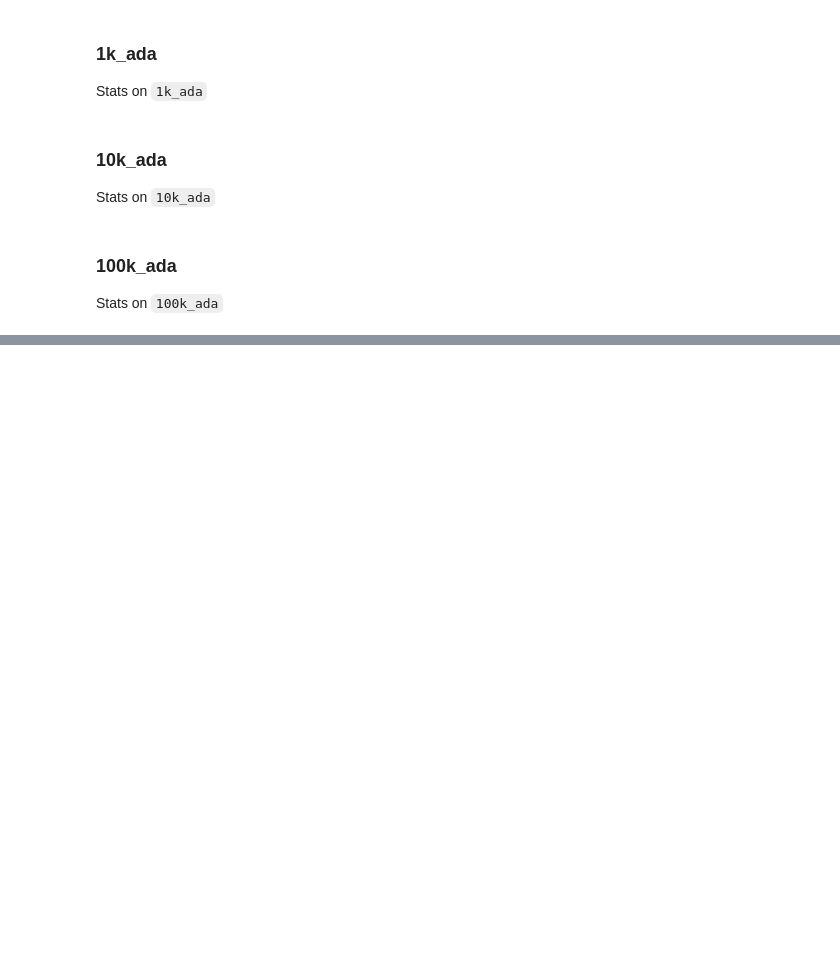
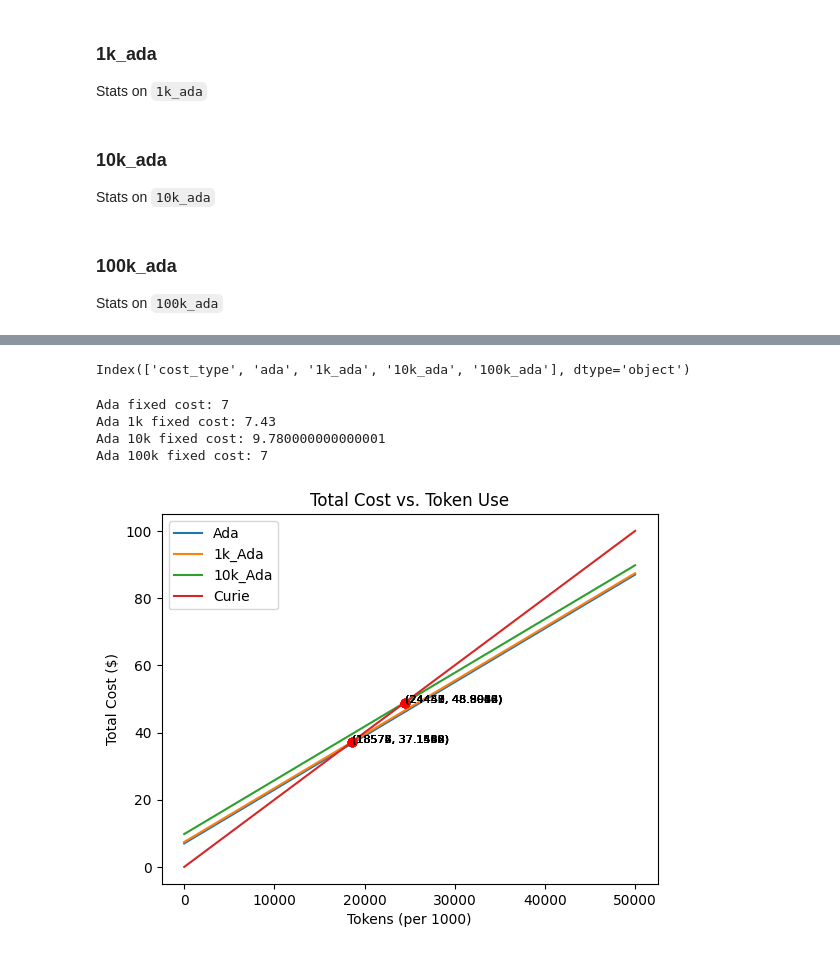
Before and after one commit to ngu-khoi/finetune-costbenefit, a Jupyter notebook: analysis.ipynb, the cells around one changed output, grey strips where cells are left out. Drawn from its saved outputs; the diff is of its cells as text; code cells hidden in the pictures; blank space fills up the shorter version.

```diff
--- a/analysis.ipynb
+++ b/analysis.ipynb
@@ -102,0 +132,80 @@ Stats on everything!
+# %%
+# Open costs.csv
+ada_fixed_costs = pd.read_csv('costs.csv')
+
+# Display as table
+ada_fixed_costs
+
+# Print the columns
+ada_fixed_costs.columns
+# %% [output]
+Index(['cost_type', 'ada', '1k_ada', '10k_ada', '100k_ada'], dtype='object')
+# %%
+# Compute the sum of each column (i.e., the total cost for each model)
+ada_fixed_cost = ada_fixed_costs['ada'].sum()
+ada_1k_fixed_cost = ada_fixed_costs['1k_ada'].sum()
+ada_10k_fixed_cost = ada_fixed_costs['10k_ada'].sum()
+ada_100k_fixed_cost = ada_fixed_costs['100k_ada'].sum()
+
+print(f"Ada fixed cost: {ada_fixed_cost}")
+print(f"Ada 1k fixed cost: {ada_1k_fixed_cost}")
+print(f"Ada 10k fixed cost: {ada_10k_fixed_cost}")
+print(f"Ada 100k fixed cost: {ada_100k_fixed_cost}")
+# %% [output]
+Ada fixed cost: 7
+Ada 1k fixed cost: 7.43
+Ada 10k fixed cost: 9.780000000000001
+Ada 100k fixed cost: 7
+# %%
+import numpy as np
+import matplotlib.pyplot as plt
+
+# set the usage costs per 1000 tokens
+ada_usage_cost = 0.0016
+curie_usage_cost = 0.0020
+
+# set the fixed costs
+ada_fixed_cost = ada_fixed_costs['ada'].sum()
+ada_1k_fixed_cost = ada_fixed_costs['1k_ada'].sum()
+ada_10k_fixed_cost = ada_fixed_costs['10k_ada'].sum()
+
+# let's say we want to calculate for up to 50000 tokens
+tokens = np.array(range(0, 50001, 1))
+
+# calculate the total cost for each model at each token level
+ada_total_cost = ada_fixed_cost + ada_usage_cost * tokens
+ada_1k_total_cost = ada_1k_fixed_cost + ada_usage_cost * tokens
+ada_10k_total_cost = ada_10k_fixed_cost + ada_usage_cost * tokens
+curie_total_cost = curie_usage_cost * tokens
+
+# plot the cost vs tokens for each model
+plt.plot(tokens, ada_total_cost, label='Ada')
+plt.plot(tokens, ada_1k_total_cost, label='1k_Ada')
+plt.plot(tokens, ada_10k_total_cost, label='10k_Ada')
+plt.plot(tokens, curie_total_cost, label='Curie')
+
+# mark the intersection points and add text
+idx_1k_curie = np.where(np.isclose(ada_1k_total_cost, curie_total_cost, atol=0.001))[0]
+if len(idx_1k_curie) > 0:  # make sure there is an intersection
+    plt.plot(tokens[idx_1k_curie], ada_1k_total_cost[idx_1k_curie], 'ro')
+    for idx in idx_1k_curie:
+        plt.text(tokens[idx], ada_1k_total_cost[idx], f'({tokens[idx]}, {ada_1k_total_cost[idx]:.4f})',
+                 fontsize=8, weight='light')  # lighter, smaller font
+
+idx_10k_curie = np.where(np.isclose(ada_10k_total_cost, curie_total_cost, atol=0.001))[0]
+if len(idx_10k_curie) > 0:  # make sure there is an intersection
+    plt.plot(tokens[idx_10k_curie], ada_10k_total_cost[idx_10k_curie], 'ro')
+    for idx in idx_10k_curie:
+        plt.text(tokens[idx], ada_10k_total_cost[idx], f'({tokens[idx]}, {ada_10k_total_cost[idx]:.4f})',
+                 fontsize=8, weight='light')  # lighter, smaller font
+
+# add legend and labels
+plt.legend()
+plt.xlabel('Tokens (per 1000)')
+plt.ylabel('Total Cost ($)')
+plt.title('Total Cost vs. Token Use')
+
+# show the plot
+plt.show()
+# %% [output]
+[figure, added]
```
Also changed, not shown: parts of 10 cells of this notebook, 10 other files.
